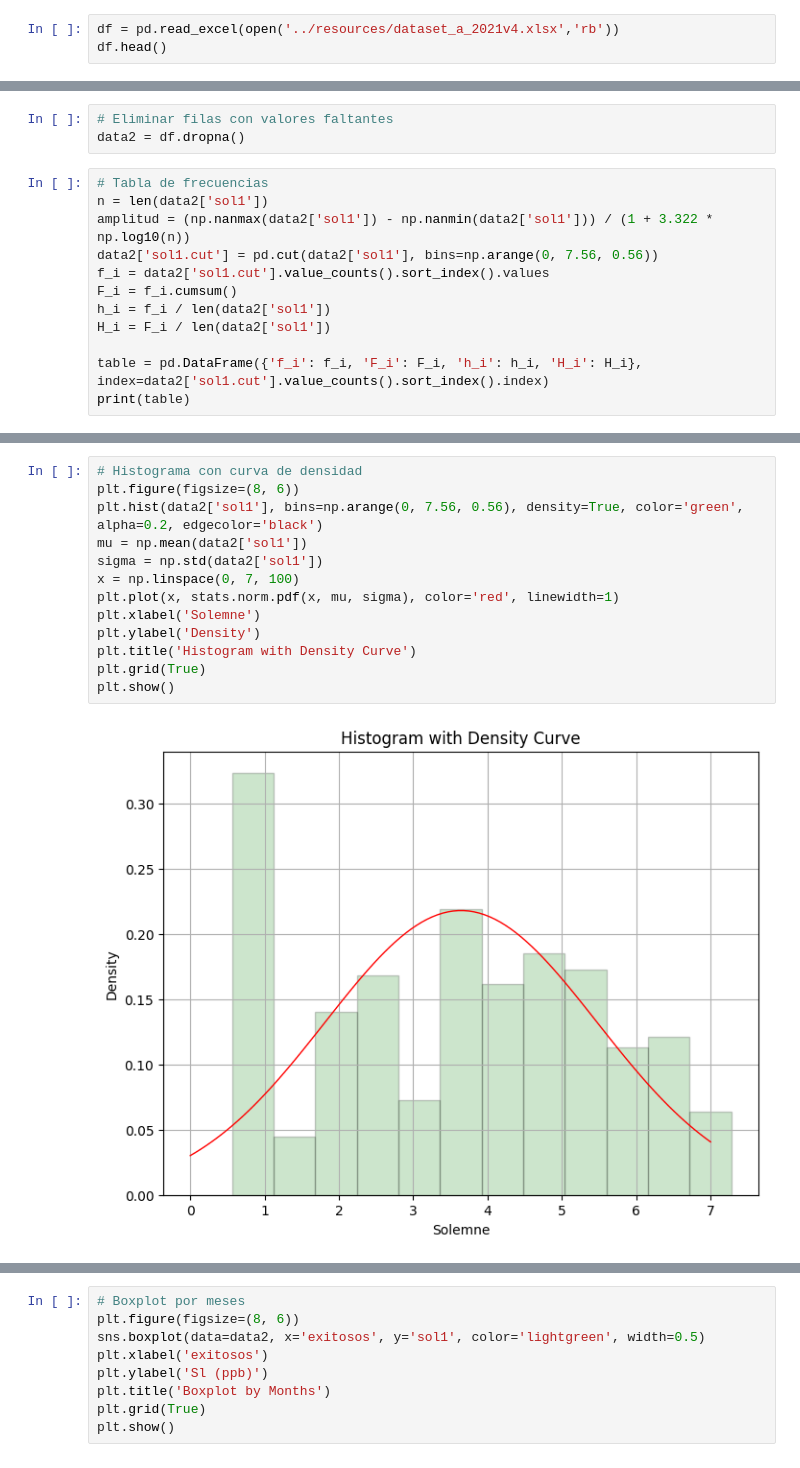
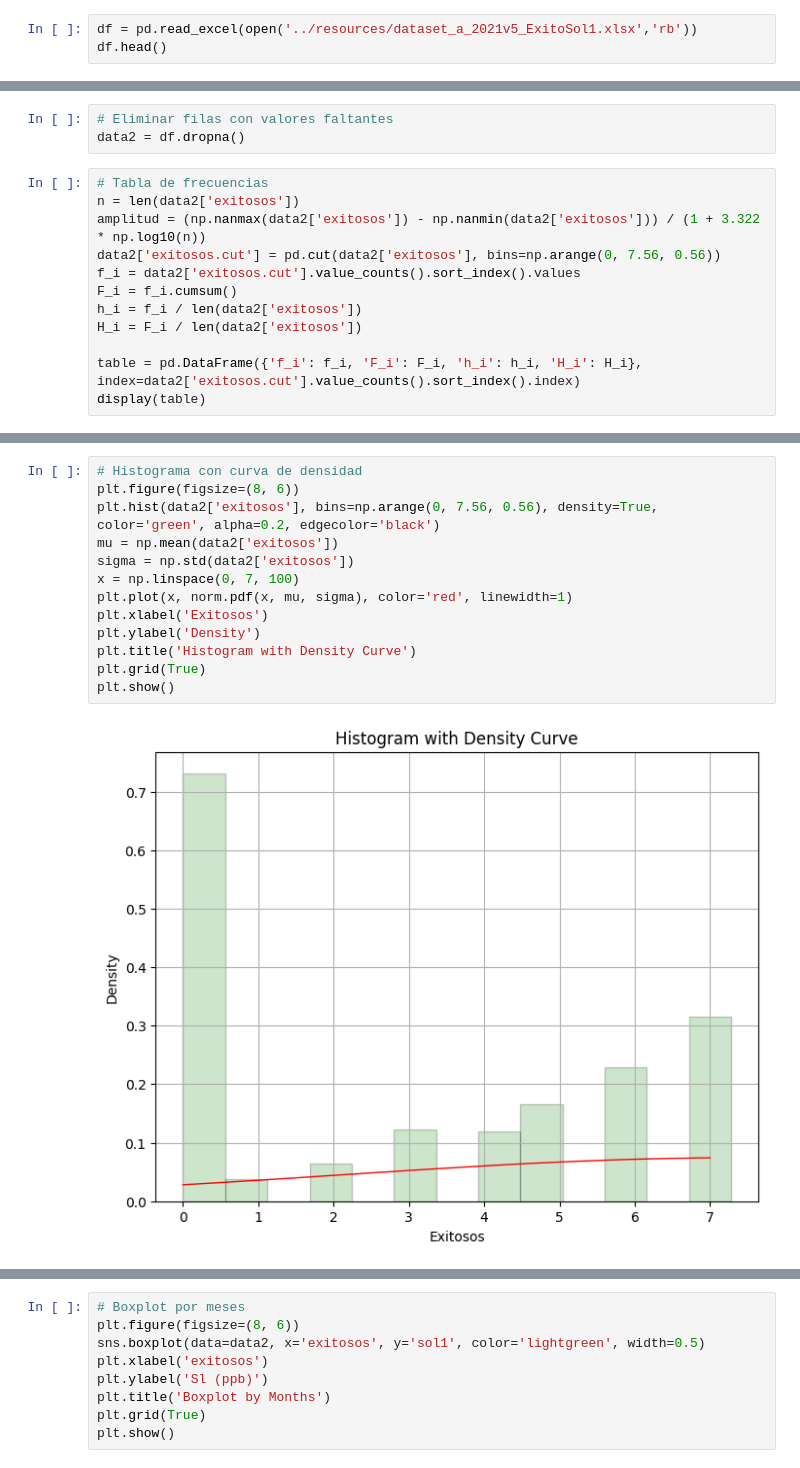
Before and after one commit to tonporaqui/tesis, a Jupyter notebook: notebooks/analisis_datos.ipynb, the cells around one changed output, grey strips where cells are left out. Cells and saved outputs as stored; diff of their text form.

Commit message:
Actualizando el analisis por la variable exitosos

```diff
--- a/notebooks/analisis_datos.ipynb
+++ b/notebooks/analisis_datos.ipynb
@@ -26,6 +33,6 @@ from custom import funtions
 ../resources/dataset_unab_ORIGINAL SIN P1.csv
 ../resources/dataset_unab_P1.csv
 # %%
-df = pd.read_excel(open('../resources/dataset_a_2021v4.xlsx','rb'))
+df = pd.read_excel(open('../resources/dataset_a_2021v5_ExitoSol1.xlsx','rb'))
 df.head()
 # %% [output]
@@ -131,14 +111,14 @@ coef_var(df['fallidos'])
 data2 = df.dropna()
 # %%
 # Tabla de frecuencias
-n = len(data2['sol1'])
-amplitud = (np.nanmax(data2['sol1']) - np.nanmin(data2['sol1'])) / (1 + 3.322 * np.log10(n))
-data2['sol1.cut'] = pd.cut(data2['sol1'], bins=np.arange(0, 7.56, 0.56))
-f_i = data2['sol1.cut'].value_counts().sort_index().values
+n = len(data2['exitosos'])
+amplitud = (np.nanmax(data2['exitosos']) - np.nanmin(data2['exitosos'])) / (1 + 3.322 * np.log10(n))
+data2['exitosos.cut'] = pd.cut(data2['exitosos'], bins=np.arange(0, 7.56, 0.56))
+f_i = data2['exitosos.cut'].value_counts().sort_index().values
 F_i = f_i.cumsum()
-h_i = f_i / len(data2['sol1'])
-H_i = F_i / len(data2['sol1'])
+h_i = f_i / len(data2['exitosos'])
+H_i = F_i / len(data2['exitosos'])
 
-table = pd.DataFrame({'f_i': f_i, 'F_i': F_i, 'h_i': h_i, 'H_i': H_i}, index=data2['sol1.cut'].value_counts().sort_index().index)
-print(table)
+table = pd.DataFrame({'f_i': f_i, 'F_i': F_i, 'h_i': h_i, 'H_i': H_i}, index=data2['exitosos.cut'].value_counts().sort_index().index)
+display(table)
 # %% [output]
@@ -165,18 +139,18 @@ sol1.cut
 # %%
 # Histograma con curva de densidad
 plt.figure(figsize=(8, 6))
-plt.hist(data2['sol1'], bins=np.arange(0, 7.56, 0.56), density=True, color='green', alpha=0.2, edgecolor='black')
-mu = np.mean(data2['sol1'])
-sigma = np.std(data2['sol1'])
+plt.hist(data2['exitosos'], bins=np.arange(0, 7.56, 0.56), density=True, color='green', alpha=0.2, edgecolor='black')
+mu = np.mean(data2['exitosos'])
+sigma = np.std(data2['exitosos'])
 x = np.linspace(0, 7, 100)
-plt.plot(x, stats.norm.pdf(x, mu, sigma), color='red', linewidth=1)
-plt.xlabel('Solemne')
+plt.plot(x, norm.pdf(x, mu, sigma), color='red', linewidth=1)
+plt.xlabel('Exitosos')
 plt.ylabel('Density')
 plt.title('Histogram with Density Curve')
 plt.grid(True)
 plt.show()
 # %% [output]
-[figure, old version]
+[figure, new version]
 # %%
 # Distribución empírica acumulada
 plt.figure(figsize=(8, 6))
```
Also changed, not shown: parts of 26 cells of this notebook, 7 other files.
